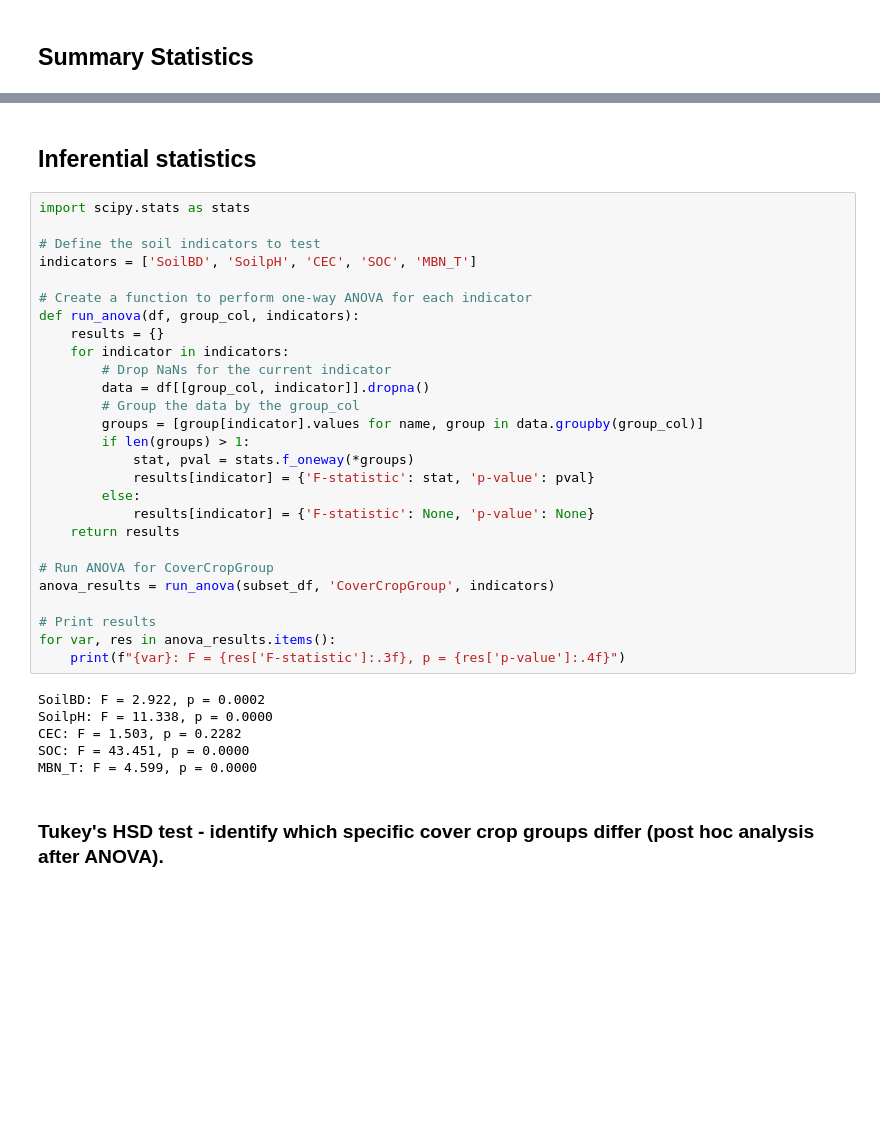
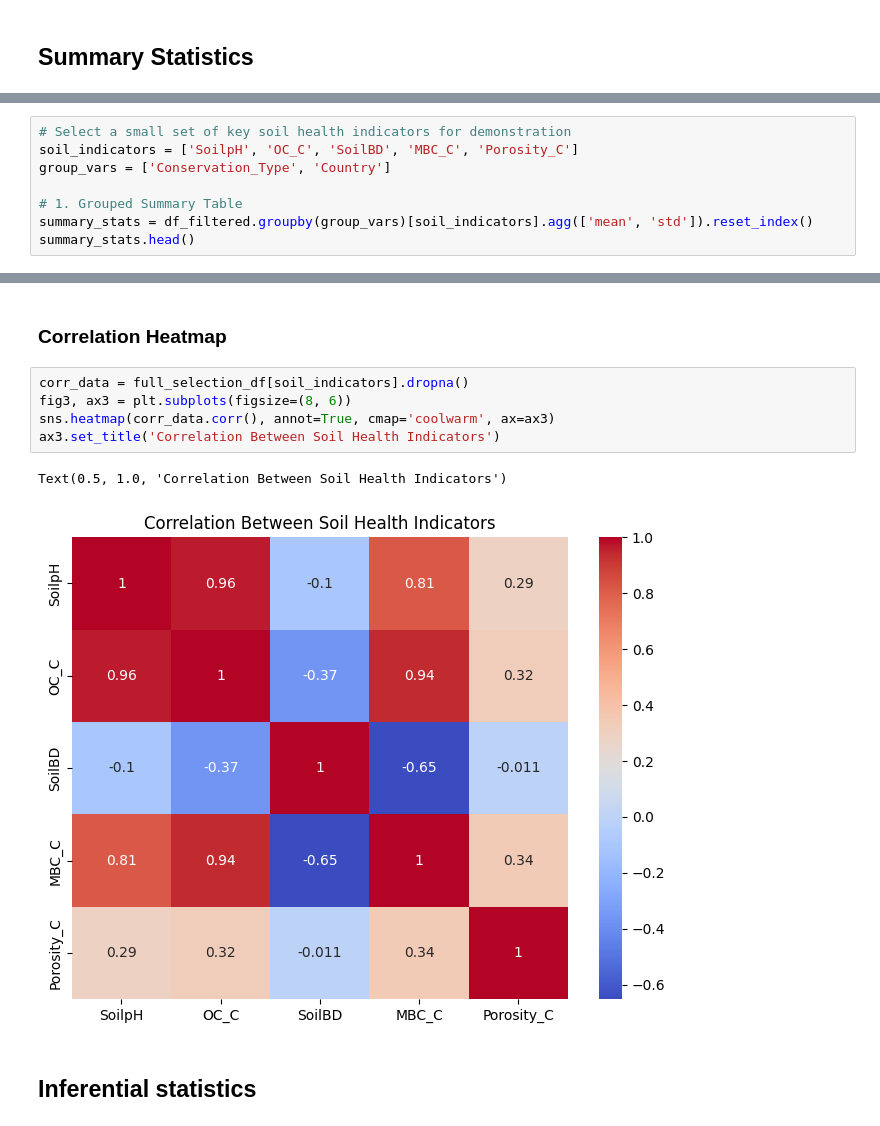
Before and after one commit to eleshuk/avcad_2025, a Jupyter notebook: question_1.ipynb, the cells around one changed output, grey strips where cells are left out. Drawn from its saved outputs; the diff is of its cells as text; blank space fills up the shorter version.

```diff
--- a/question_1.ipynb
+++ b/question_1.ipynb
@@ -151,0 +79,8 @@ main_df['Tillage_clean'] = main_df['Tillage_Top_T'].apply(simplify_tillage)
+# %%
+# Select a small set of key soil health indicators for demonstration
+soil_indicators = ['SoilpH', 'OC_C', 'SoilBD', 'MBC_C', 'Porosity_C']
+group_vars = ['Conservation_Type', 'Country']
+
+# 1. Grouped Summary Table
+summary_stats = df_filtered.groupby(group_vars)[soil_indicators].agg(['mean', 'std']).reset_index()
+summary_stats.head()
@@ -418,37 +215,12 @@ for var in ['SoilBD', 'SoilpH', 'CEC', 'MBN_T']:
+# %% [markdown]
+### Correlation Heatmap
+# %%
+corr_data = full_selection_df[soil_indicators].dropna()
+fig3, ax3 = plt.subplots(figsize=(8, 6))
+sns.heatmap(corr_data.corr(), annot=True, cmap='coolwarm', ax=ax3)
+ax3.set_title('Correlation Between Soil Health Indicators')
+# %% [output]
+Text(0.5, 1.0, 'Correlation Between Soil Health Indicators')
+[figure, added]
 # %% [markdown]
 ## Inferential statistics
-# %%
-import scipy.stats as stats
-
-# Define the soil indicators to test
-indicators = ['SoilBD', 'SoilpH', 'CEC', 'SOC', 'MBN_T']
-
-# Create a function to perform one-way ANOVA for each indicator
-def run_anova(df, group_col, indicators):
-    results = {}
-    for indicator in indicators:
-        # Drop NaNs for the current indicator
-        data = df[[group_col, indicator]].dropna()
-        # Group the data by the group_col
-        groups = [group[indicator].values for name, group in data.groupby(group_col)]
-        if len(groups) > 1:
-            stat, pval = stats.f_oneway(*groups)
-            results[indicator] = {'F-statistic': stat, 'p-value': pval}
-        else:
-            results[indicator] = {'F-statistic': None, 'p-value': None}
-    return results
-
-# Run ANOVA for CoverCropGroup
-anova_results = run_anova(subset_df, 'CoverCropGroup', indicators)
-
-# Print results
-for var, res in anova_results.items():
-    print(f"{var}: F = {res['F-statistic']:.3f}, p = {res['p-value']:.4f}")
-# %% [output]
-SoilBD: F = 2.922, p = 0.0002
-SoilpH: F = 11.338, p = 0.0000
-CEC: F = 1.503, p = 0.2282
-SOC: F = 43.451, p = 0.0000
-MBN_T: F = 4.599, p = 0.0000
-# %% [markdown]
-### Tukey's HSD test - identify which specific cover crop groups differ (post hoc analysis after ANOVA).
```
Also changed, not shown: parts of 42 cells of this notebook, 2 other files.
